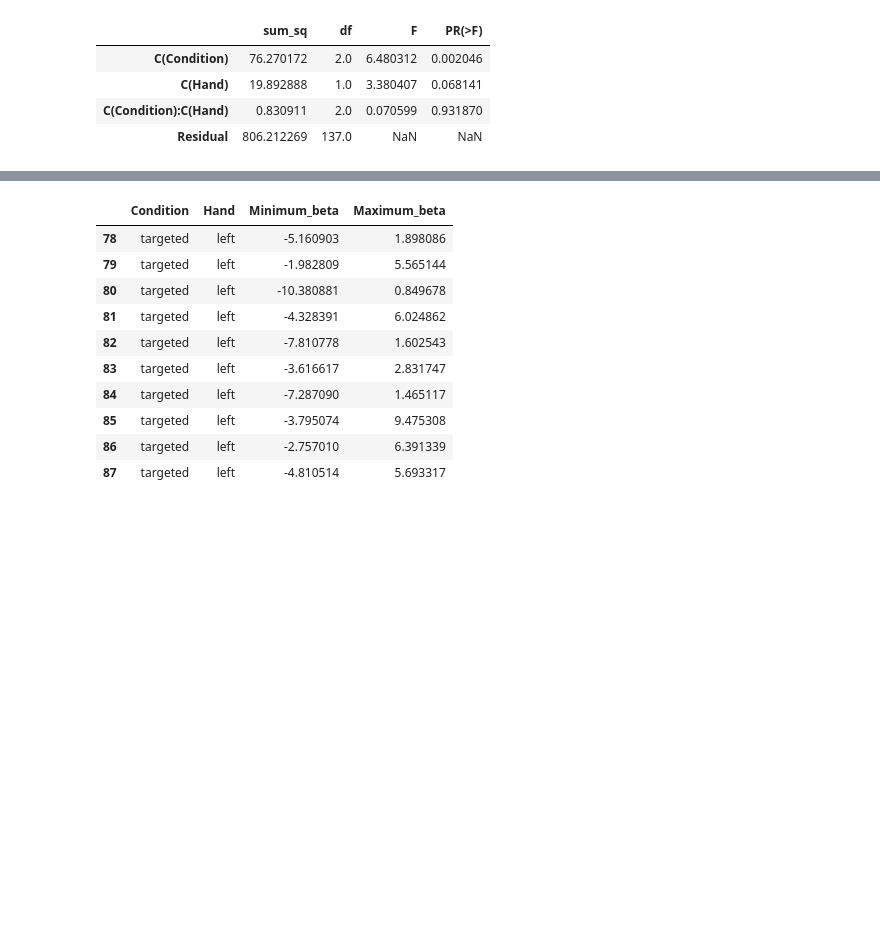
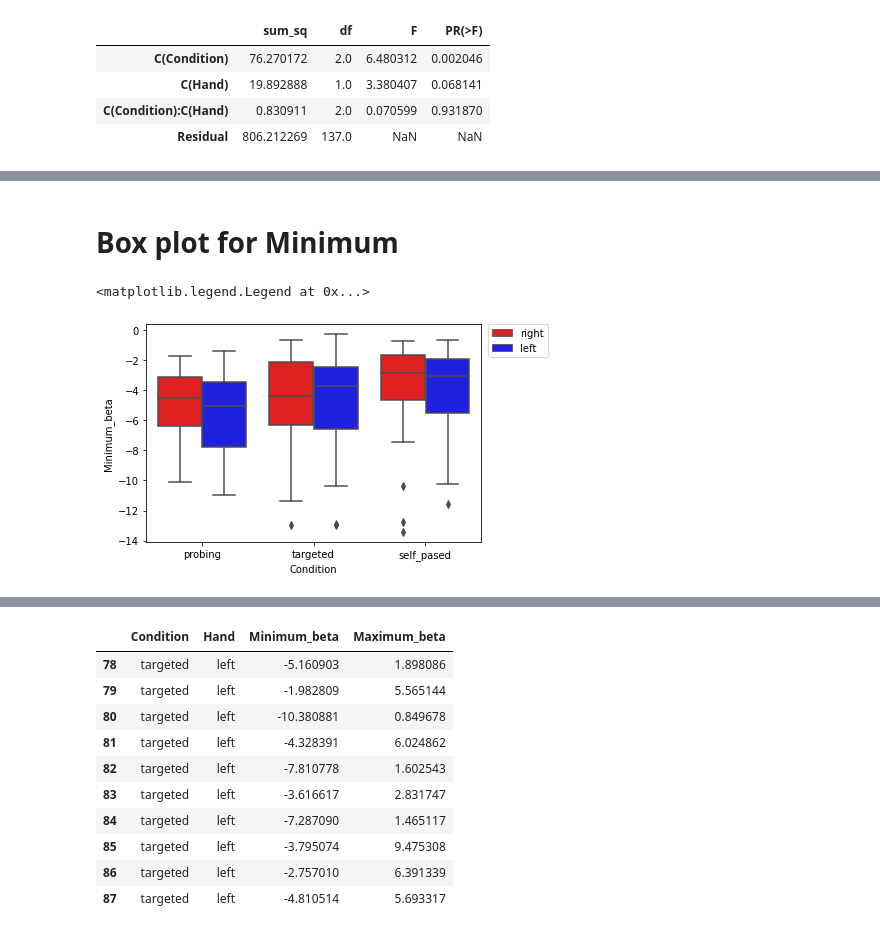
Before and after one commit to Mirrabella/Extremes_for_MEG_data, a Jupyter notebook: ANOVA/ANOVA_для_беты.ipynb, the cells around one changed output, grey strips where cells are left out. Cells and saved outputs as stored; diff of their text form; code cells hidden in the pictures; blank space fills up the shorter version.

```diff
--- a/ANOVA/ANOVA_для_беты.ipynb
+++ b/ANOVA/ANOVA_для_беты.ipynb
@@ -79,0 +83,4 @@ anova_table
+# %%
+# load data file
+d = pd.read_csv(r"/home/vera/MNE/ANOVA/table_for_anova_hemisphere.csv")
+d.tail(10)
@@ -79,0 +99,9 @@ anova_table
+# %% [markdown]
+# Box plot for Minimum
+# %%
+my_pal = {Hand: "r" if Hand == "right" else "b" for Hand in d.Hand.unique()}
+sns.boxplot(x="Condition", y="Minimum_beta", hue="Hand", data=d, palette=my_pal)
+plt.legend(bbox_to_anchor=(1.2, 1),borderaxespad=0)
+# %% [output]
+<matplotlib.legend.Legend at 0x...>
+[figure, added]
```
Also changed, not shown: parts of 29 cells of this notebook.
